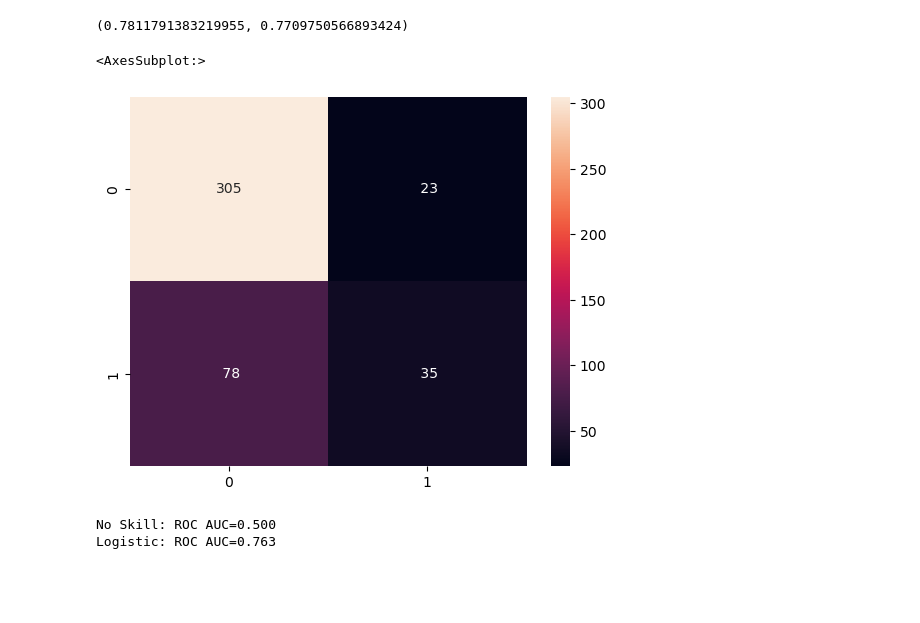
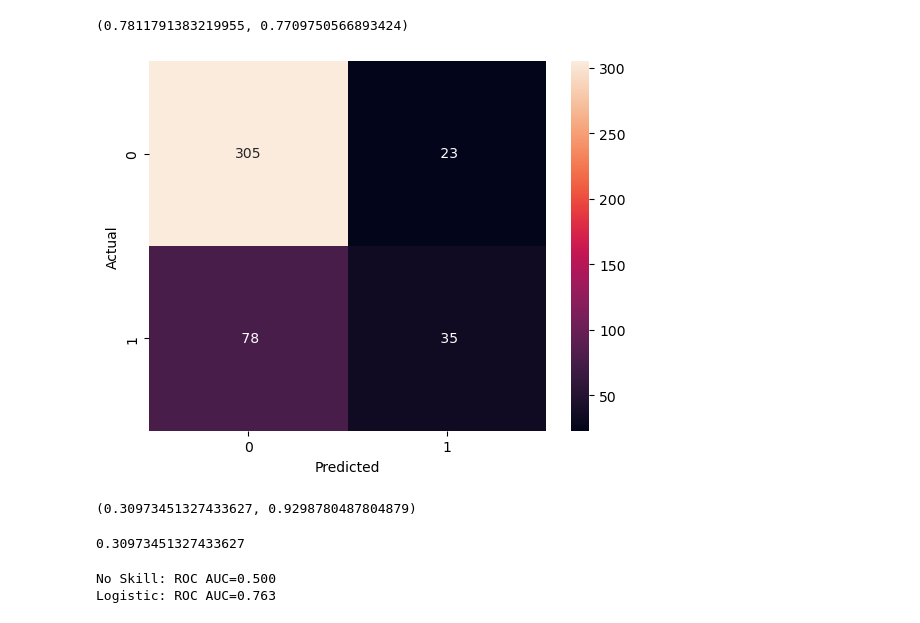
Before and after one commit to Vortexx2/customer-personality, a Jupyter notebook: train.ipynb, the cells around one changed output. Drawn from its saved outputs; the diff is of its cells as text; code cells hidden in the pictures; blank space fills up the shorter version.

```diff
--- a/train.ipynb
+++ b/train.ipynb
@@ -61,10 +61,24 @@ train_accuracy, test_accuracy
 (0.7811791383219955, 0.7709750566893424)
 # %%
 confusion_matrix = metrics.confusion_matrix(y_test, test_preds)
-sns.heatmap(confusion_matrix, fmt='3d', annot=True)
+fig, ax = plt.subplots()
+sns.heatmap(confusion_matrix, fmt='3d', annot=True, ax=ax)
+ax.set_ylabel("Actual")
+ax.set_xlabel("Predicted");
 # %% [output]
-<AxesSubplot:>
-[figure, old version]
+[figure, new version]
+# %%
+tn, fp, fn, tp = confusion_matrix.ravel()
+specificity = tn / (tn+fp)
+sensitivity = tp / (tp + fn)
+
+sensitivity, specificity
+# %% [output]
+(0.30973451327433627, 0.9298780487804879)
+# %%
+35/ (35 + 78)
+# %% [output]
+0.30973451327433627
 # %%
 from sklearn.metrics import roc_auc_score, roc_curve
 
```
Also changed, not shown: 7 other files.
